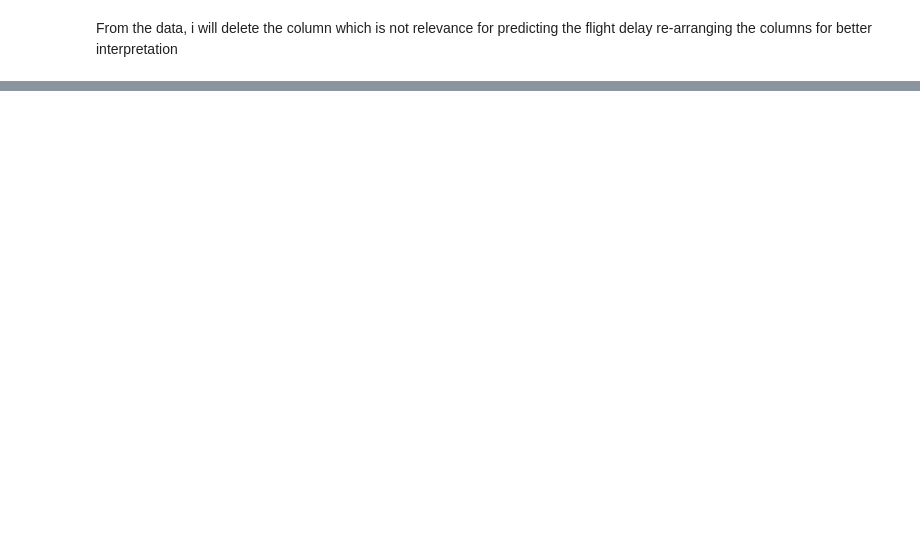
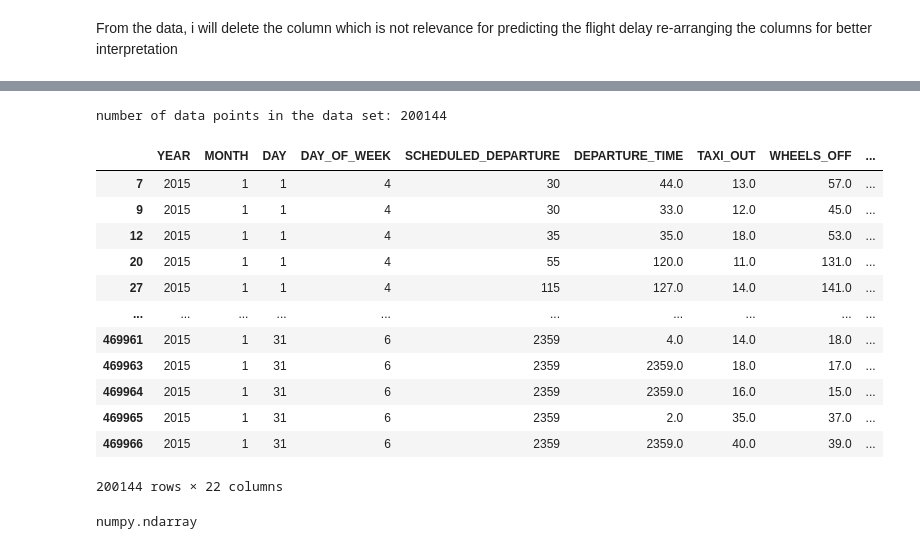
Before and after one commit to arvind-maurya/IIML_Group_Project, a Jupyter notebook: Predicting_Flight_Delay_Trial.ipynb, the cells around one changed output, grey strips where cells are left out. Cells and saved outputs as stored; diff of their text form; code cells hidden in the pictures; blank space fills up the shorter version.

```diff
--- a/Predicting_Flight_Delay_Trial.ipynb
+++ b/Predicting_Flight_Delay_Trial.ipynb
@@ -1044,0 +256,29 @@ Lower Value R^2 Square show that linear regression is not a good model fit.
+# %%
+#Let us now compute beta
+n = len(flights_df.index) #number of data points in the data set
+print('number of data points in the data set:',n)
+# %% [output]
+number of data points in the data set: 200144
+# %%
+
+#extract the predictor variable columns
+X_data = flights_df.iloc[:, 1:]
+X_data
+# %% [output]
+|  | YEAR | MONTH | DAY | DAY_OF_WEEK | SCHEDULED_DEPARTURE | DEPARTURE_TIME | TAXI_OUT | WHEELS_OFF | ... |
+| 7 | 2015 | 1 | 1 | 4 | 30 | 44.0 | 13.0 | 57.0 | ... |
+| 9 | 2015 | 1 | 1 | 4 | 30 | 33.0 | 12.0 | 45.0 | ... |
+| 12 | 2015 | 1 | 1 | 4 | 35 | 35.0 | 18.0 | 53.0 | ... |
+| 20 | 2015 | 1 | 1 | 4 | 55 | 120.0 | 11.0 | 131.0 | ... |
+| 27 | 2015 | 1 | 1 | 4 | 115 | 127.0 | 14.0 | 141.0 | ... |
+| ... | ... | ... | ... | ... | ... | ... | ... | ... | ... |
+| 469961 | 2015 | 1 | 31 | 6 | 2359 | 4.0 | 14.0 | 18.0 | ... |
+| 469963 | 2015 | 1 | 31 | 6 | 2359 | 2359.0 | 18.0 | 17.0 | ... |
+| 469964 | 2015 | 1 | 31 | 6 | 2359 | 2359.0 | 16.0 | 15.0 | ... |
+| 469965 | 2015 | 1 | 31 | 6 | 2359 | 2.0 | 35.0 | 37.0 | ... |
+| 469966 | 2015 | 1 | 31 | 6 | 2359 | 2359.0 | 40.0 | 39.0 | ... |
+200144 rows × 22 columns
+# %%
+type(X_data.values)
+# %% [output]
+numpy.ndarray
```
Also changed, not shown: parts of 83 cells of this notebook.
